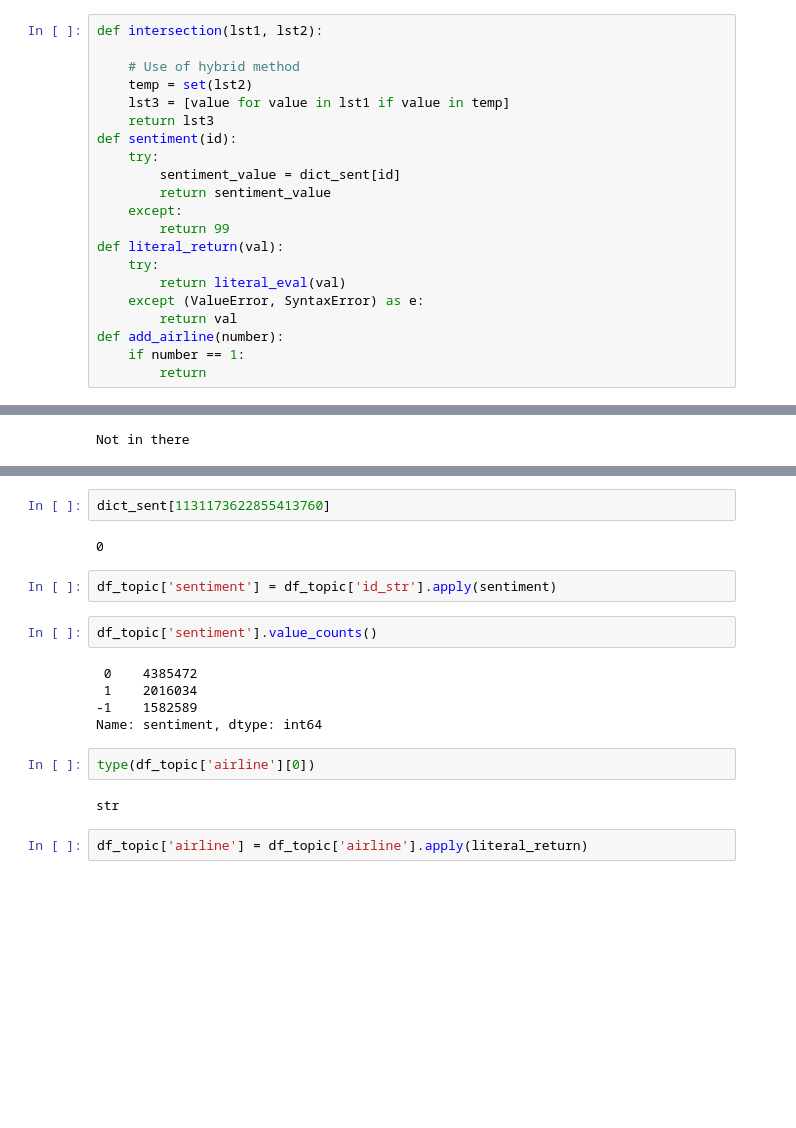
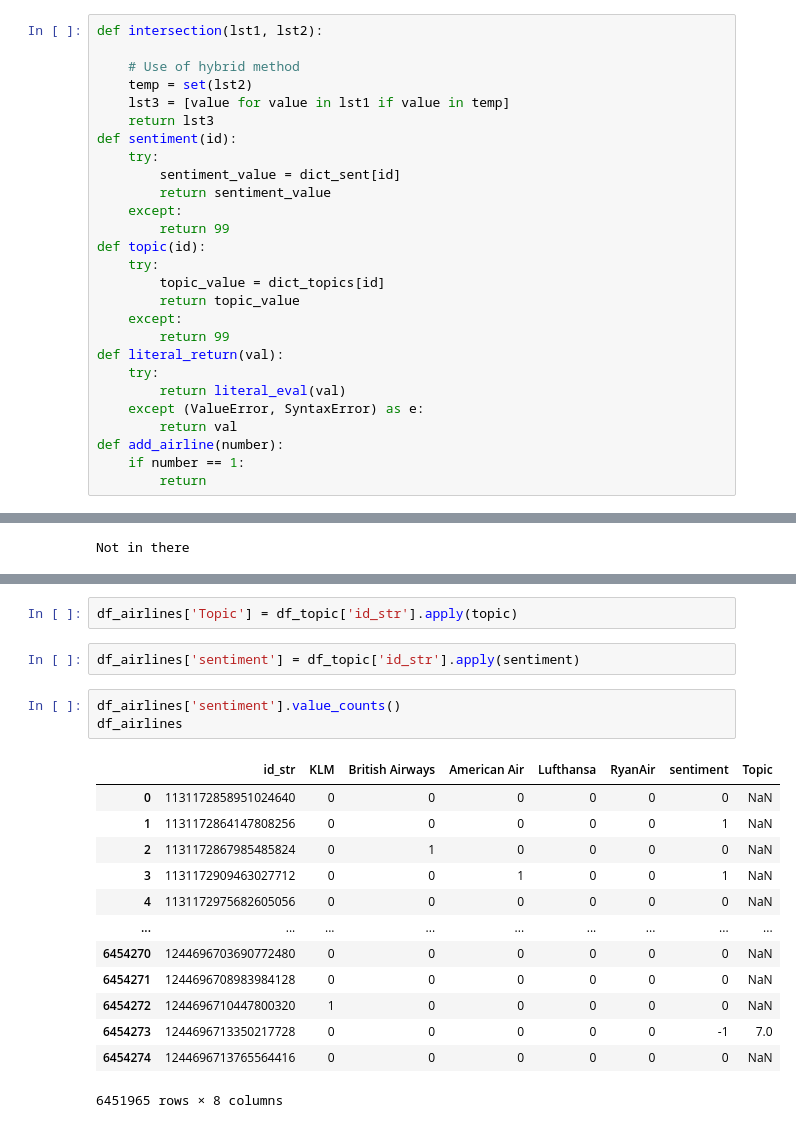
Before and after one commit to Wobknaap/DataChallenge, a Jupyter notebook: CombineTopicAirlSenti.ipynb, the cells around one changed output, grey strips where cells are left out. Drawn from its saved outputs; the diff is of its cells as text; blank space fills up the shorter version.

```diff
--- a/CombineTopicAirlSenti.ipynb
+++ b/CombineTopicAirlSenti.ipynb
@@ -14,6 +14,12 @@ def sentiment(id):
         return sentiment_value
     except:
         return 99
+def topic(id):
+    try:
+        topic_value = dict_topics[id]
+        return topic_value
+    except:
+        return 99
 def literal_return(val):
     try:
         return literal_eval(val)
@@ -96,22 +111,24 @@ dict_topic = dict(zip(df_topic.id_str, df_topic[['Baggage', 'Delay','Pollution',
-# %%
-dict_sent[1131173622855413760]
-# %% [output]
-0
+# %%
+df_airlines['Topic'] = df_topic['id_str'].apply(topic)
 # %%
-df_topic['sentiment'] = df_topic['id_str'].apply(sentiment)
+df_airlines['sentiment'] = df_topic['id_str'].apply(sentiment)
 # %%
-df_topic['sentiment'].value_counts()
+df_airlines['sentiment'].value_counts()
+df_airlines
 # %% [output]
+|  | id_str | KLM | British Airways | American Air | Lufthansa | RyanAir | sentiment | Topic |
+| 0 | 1131172858951024640 | 0 | 0 | 0 | 0 | 0 | 0 | NaN |
+| 1 | 1131172864147808256 | 0 | 0 | 0 | 0 | 0 | 1 | NaN |
+| 2 | 1131172867985485824 | 0 | 1 | 0 | 0 | 0 | 0 | NaN |
+| 3 | 1131172909463027712 | 0 | 0 | 1 | 0 | 0 | 1 | NaN |
+| 4 | 1131172975682605056 | 0 | 0 | 0 | 0 | 0 | 0 | NaN |
+| ... | ... | ... | ... | ... | ... | ... | ... | ... |
+| 6454270 | 1244696703690772480 | 0 | 0 | 0 | 0 | 0 | 0 | NaN |
+| 6454271 | 1244696708983984128 | 0 | 0 | 0 | 0 | 0 | 0 | NaN |
+| 6454272 | 1244696710447800320 | 1 | 0 | 0 | 0 | 0 | 0 | NaN |
+| 6454273 | 1244696713350217728 | 0 | 0 | 0 | 0 | 0 | -1 | 7.0 |
+| 6454274 | 1244696713765564416 | 0 | 0 | 0 | 0 | 0 | 0 | NaN |
- 0    4385472
- 1    2016034
--1    1582589
-Name: sentiment, dtype: int64
+6451965 rows × 8 columns
-# %%
-type(df_topic['airline'][0])
-# %% [output]
-str
-# %%
-df_topic['airline'] = df_topic['airline'].apply(literal_return)
 # %%
 df_topic = df_topic.sort_values('id_str')
 df_sentiment = df_sentiment.sort_values('id_str')
```
Also changed, not shown: parts of 16 cells of this notebook.
